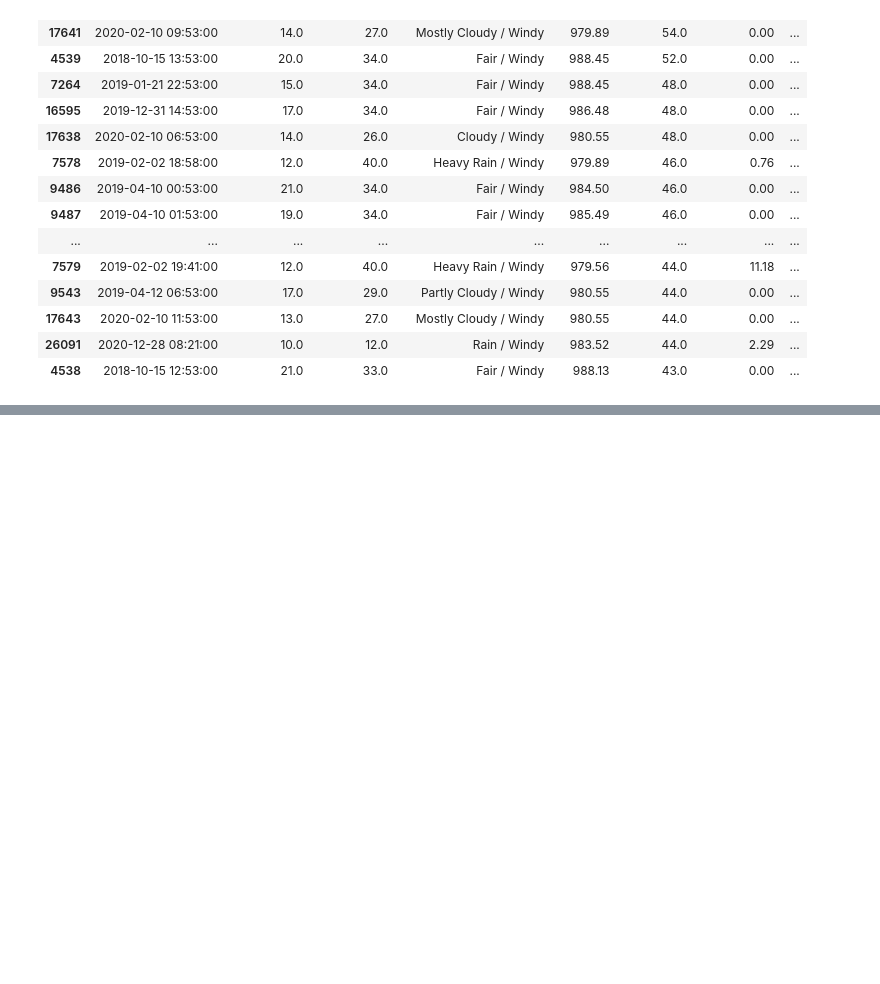
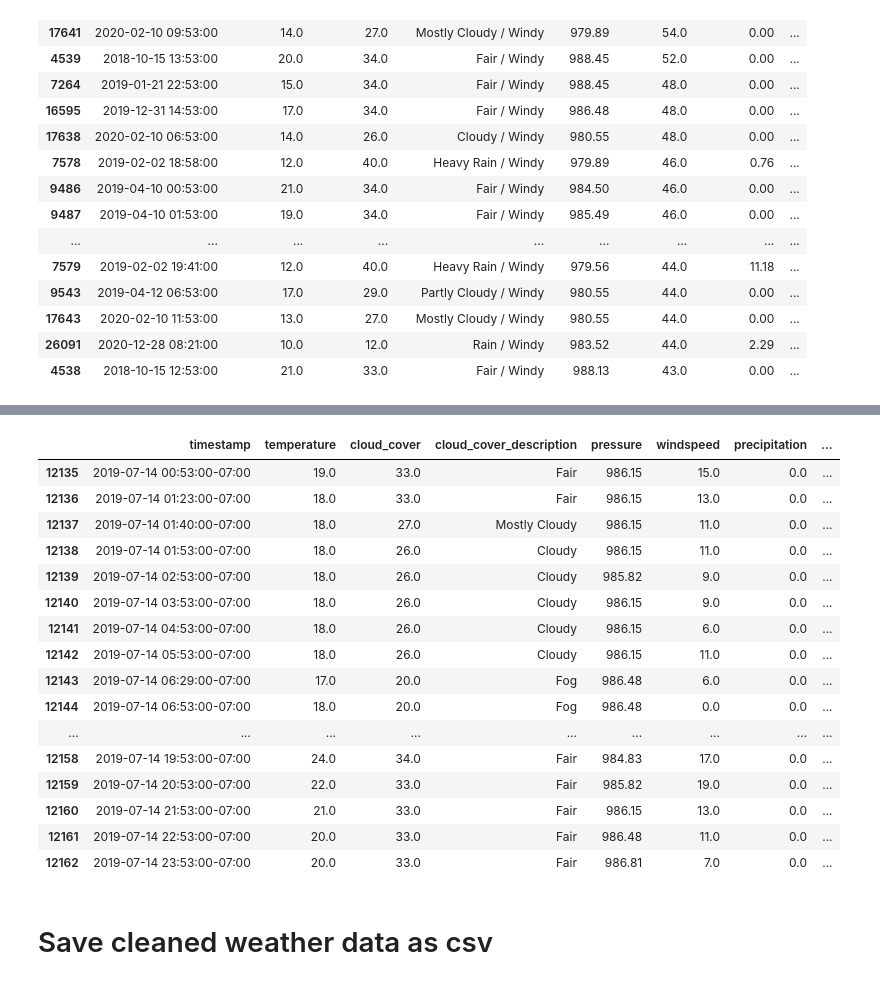
Before and after one commit to JanRkck/AA24, a Jupyter notebook: Data_Prep_Weather.ipynb, the cells around one changed output, grey strips where cells are left out. Cells and saved outputs as stored; diff of their text form; code cells hidden in the pictures; blank space fills up the shorter version.

```diff
--- a/Data_Prep_Weather.ipynb
+++ b/Data_Prep_Weather.ipynb
@@ -509,0 +569,6 @@ df_weather.nlargest(20, 'windspeed')
+# %%
+# Convert the timestamp column to datetime and set timezone to UTC
+df_weather['timestamp'] = pd.to_datetime(df_weather['timestamp']).dt.tz_localize('UTC')
+
+# Convert to Los Angeles time
+df_weather['timestamp'] = df_weather['timestamp'].dt.tz_convert('America/Los_Angeles')
@@ -509,0 +586,25 @@ df_weather.nlargest(20, 'windspeed')
+# %%
+# now, temperature profile seems legit for a summer day in LA
+selected_date = '2019-07-14'
+
+df_weather[df_weather['timestamp'].dt.date == pd.to_datetime(selected_date).date()]
+# %% [output]
+|  | timestamp | temperature | cloud_cover | cloud_cover_description | pressure | windspeed | precipitation | ... |
+| 12135 | 2019-07-14 00:53:00-07:00 | 19.0 | 33.0 | Fair | 986.15 | 15.0 | 0.0 | ... |
+| 12136 | 2019-07-14 01:23:00-07:00 | 18.0 | 33.0 | Fair | 986.15 | 13.0 | 0.0 | ... |
+| 12137 | 2019-07-14 01:40:00-07:00 | 18.0 | 27.0 | Mostly Cloudy | 986.15 | 11.0 | 0.0 | ... |
+| 12138 | 2019-07-14 01:53:00-07:00 | 18.0 | 26.0 | Cloudy | 986.15 | 11.0 | 0.0 | ... |
+| 12139 | 2019-07-14 02:53:00-07:00 | 18.0 | 26.0 | Cloudy | 985.82 | 9.0 | 0.0 | ... |
+| 12140 | 2019-07-14 03:53:00-07:00 | 18.0 | 26.0 | Cloudy | 986.15 | 9.0 | 0.0 | ... |
+| 12141 | 2019-07-14 04:53:00-07:00 | 18.0 | 26.0 | Cloudy | 986.15 | 6.0 | 0.0 | ... |
+| 12142 | 2019-07-14 05:53:00-07:00 | 18.0 | 26.0 | Cloudy | 986.15 | 11.0 | 0.0 | ... |
+| 12143 | 2019-07-14 06:29:00-07:00 | 17.0 | 20.0 | Fog | 986.48 | 6.0 | 0.0 | ... |
+| 12144 | 2019-07-14 06:53:00-07:00 | 18.0 | 20.0 | Fog | 986.48 | 0.0 | 0.0 | ... |
+| ... | ... | ... | ... | ... | ... | ... | ... | ... |
+| 12158 | 2019-07-14 19:53:00-07:00 | 24.0 | 34.0 | Fair | 984.83 | 17.0 | 0.0 | ... |
+| 12159 | 2019-07-14 20:53:00-07:00 | 22.0 | 33.0 | Fair | 985.82 | 19.0 | 0.0 | ... |
+| 12160 | 2019-07-14 21:53:00-07:00 | 21.0 | 33.0 | Fair | 986.15 | 13.0 | 0.0 | ... |
+| 12161 | 2019-07-14 22:53:00-07:00 | 20.0 | 33.0 | Fair | 986.48 | 11.0 | 0.0 | ... |
+| 12162 | 2019-07-14 23:53:00-07:00 | 20.0 | 33.0 | Fair | 986.81 | 7.0 | 0.0 | ... |
+# %% [markdown]
+# Save cleaned weather data as csv
```
Also changed, not shown: parts of 14 cells of this notebook, 2 other files.
